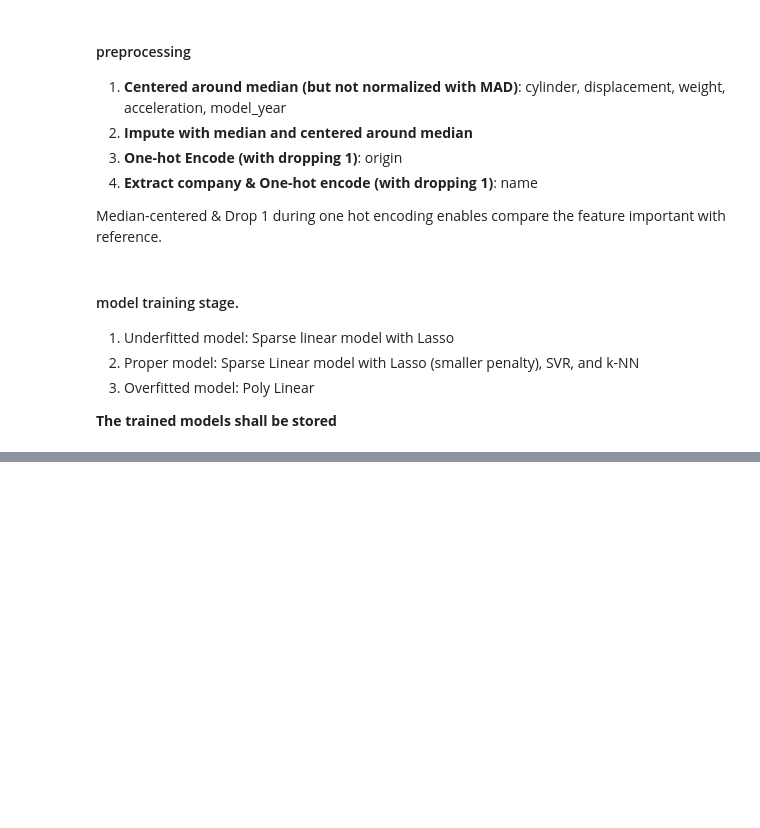
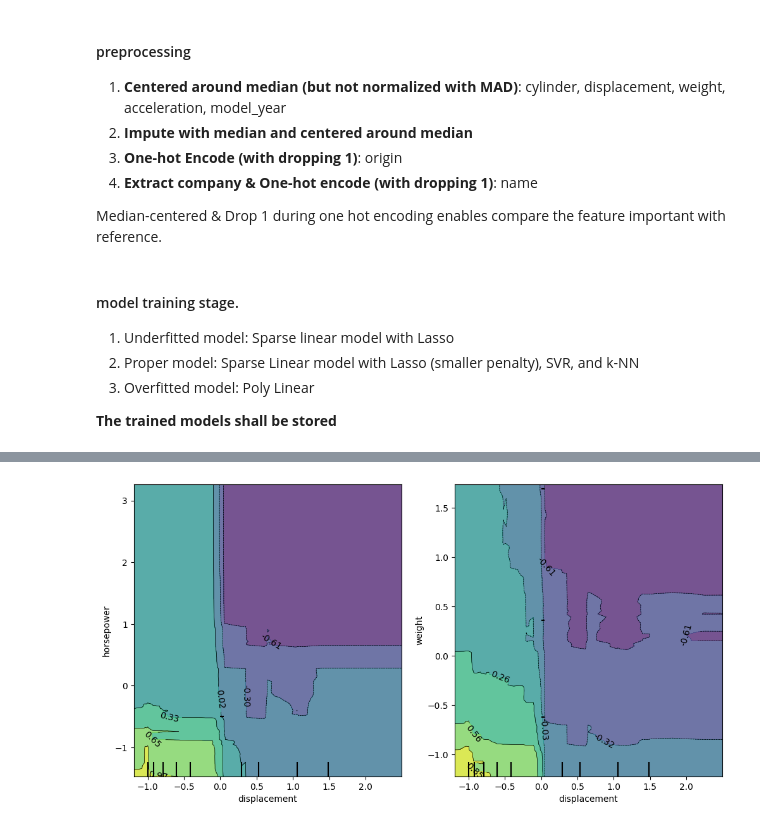
Before and after one commit to cica34/summer24, a Jupyter notebook: autompg.ipynb, the cells around one changed output, grey strips where cells are left out. Saved outputs shown, nothing was run; the diff lists cells and outputs as text; code cells hidden in the pictures; blank space fills up the shorter version.

```diff
--- a/autompg.ipynb
+++ b/autompg.ipynb
@@ -144,0 +133,7 @@ joblib.dump(sparsel_proper_pipeline, 'Models/Autompg_overfitted_poly.pkl')
+# %%
+# PDP - Two features
+fig, ax = plt.subplots(1, 2, figsize=(12, 6))
+pdp_boston = PartialDependenceDisplay.from_estimator(random_forest, X, features=[(1, 2)], feature_names=names, ax=ax[0])
+pdp_boston = PartialDependenceDisplay.from_estimator(random_forest, X, features=[(1, 3)], feature_names=names, ax=ax[1])
+# %% [output]
+[figure, added]
```
Also changed, not shown: parts of 23 cells of this notebook, 5 other files.
